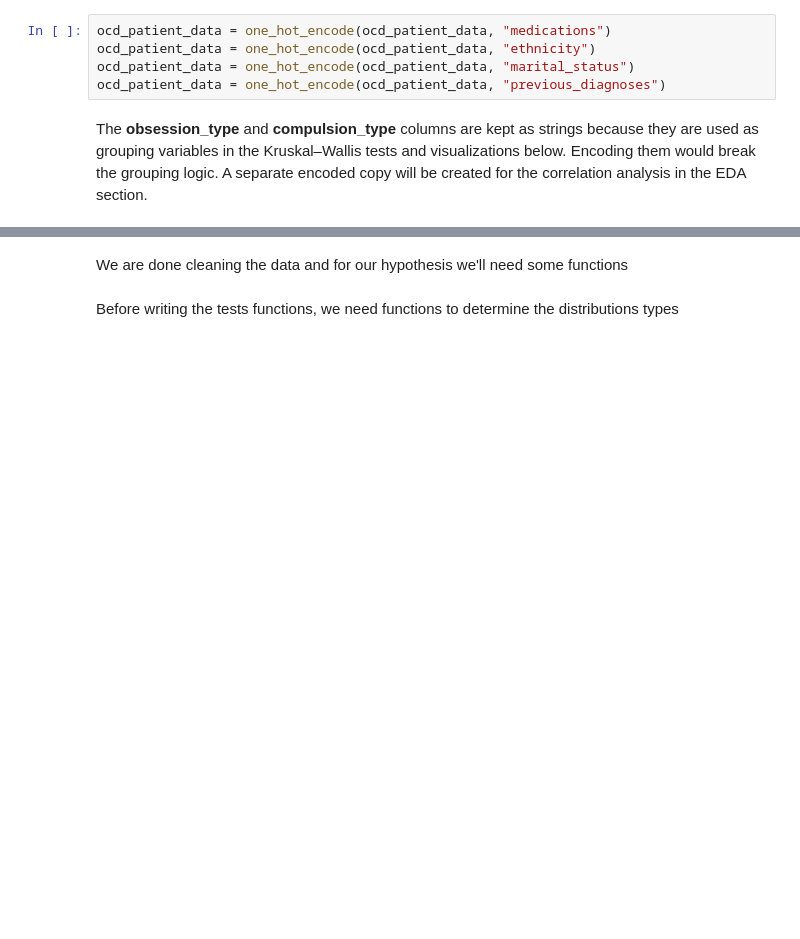
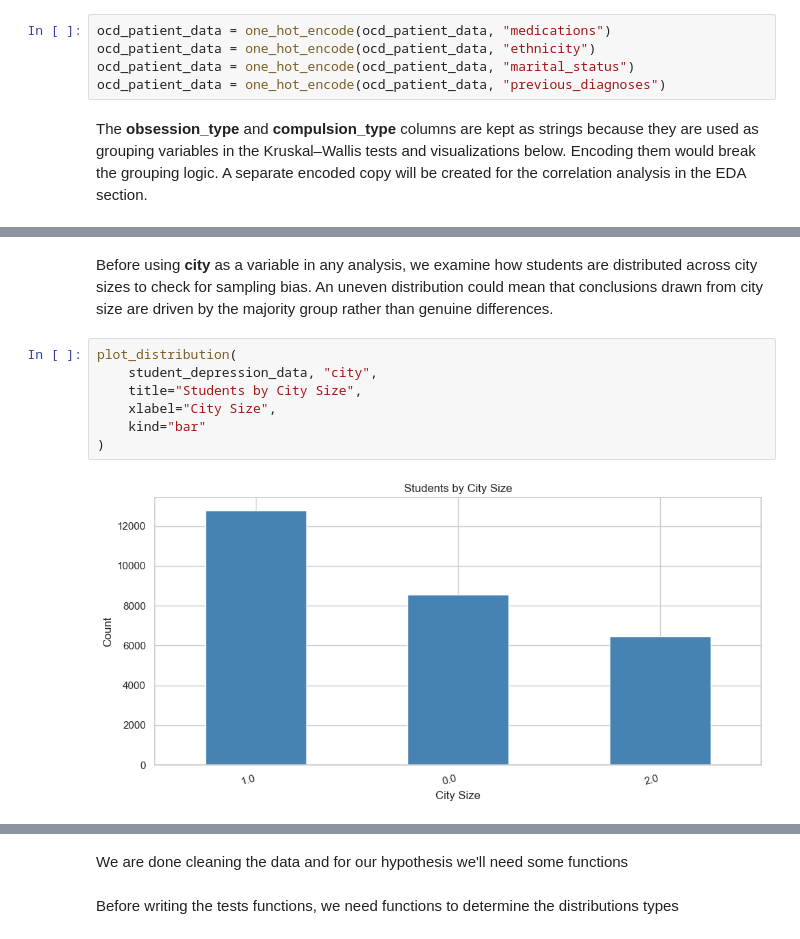
Before and after one commit to VladoDev03/mental-disorders-analysis, a Jupyter notebook: disorders-analysis/disorders-analysis.ipynb, the cells around one changed output, grey strips where cells are left out. Cells and saved outputs as stored; diff of their text form; blank space fills up the shorter version.

```diff
--- a/disorders-analysis/disorders-analysis.ipynb
+++ b/disorders-analysis/disorders-analysis.ipynb
@@ -649,0 +776,11 @@ The **obsession_type** and **compulsion_type** columns are kept as strings becau
+# %% [markdown]
+Before using **city** as a variable in any analysis, we examine how students are distributed across city sizes to check for sampling bias. An uneven distribution could mean that conclusions drawn from city size are driven by the majority group rather than genuine differences.
+# %%
+plot_distribution(
+    student_depression_data, "city",
+    title="Students by City Size",
+    xlabel="City Size",
+    kind="bar"
+)
+# %% [output]
+[figure, added]
```
Also changed, not shown: parts of 72 cells of this notebook.
